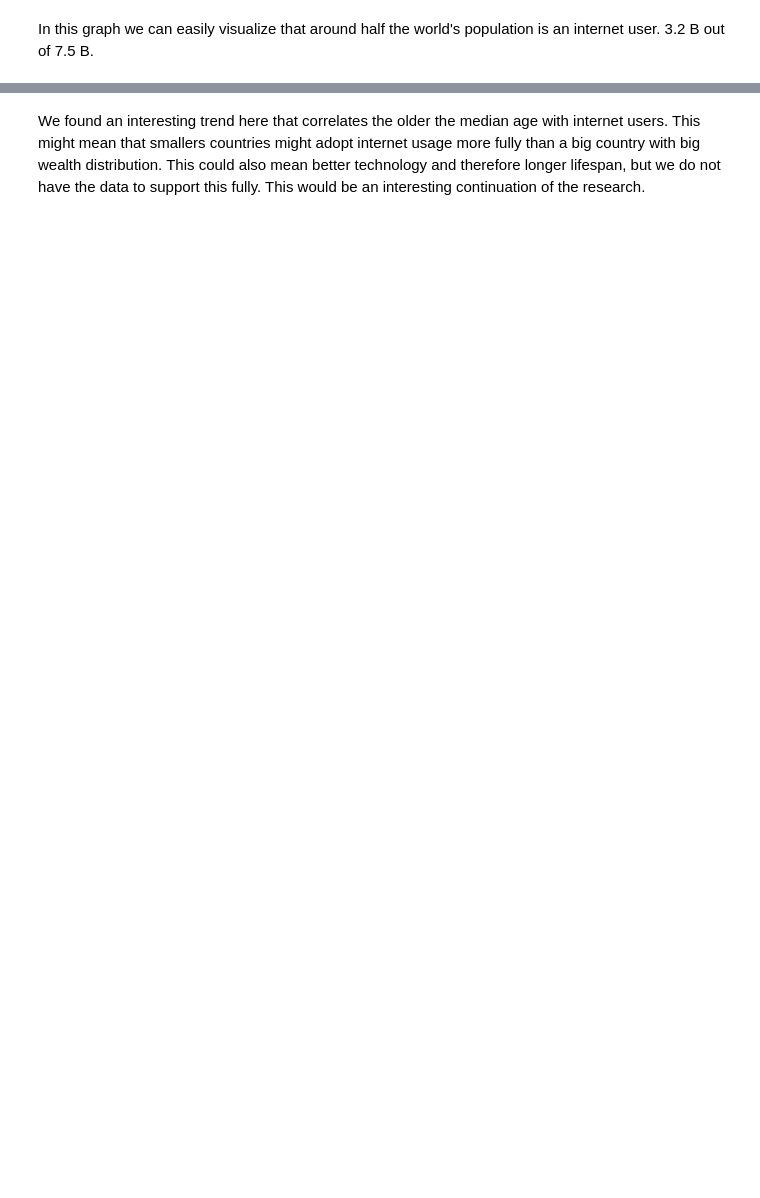
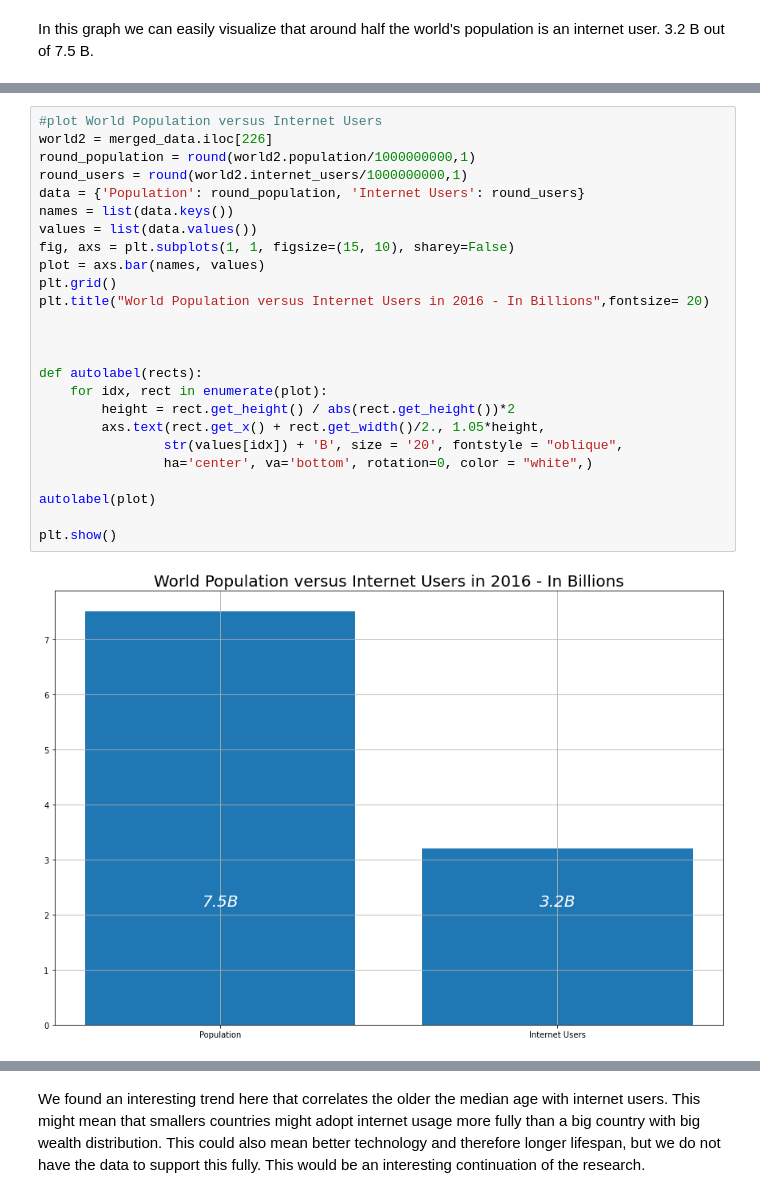
Before and after one commit to JoshuaFarmerATX/butterfly_effects_project, a Jupyter notebook: Final_Presentation.ipynb, the cells around one changed output, grey strips where cells are left out. Drawn from its saved outputs; the diff is of its cells as text; blank space fills up the shorter version.

```diff
--- a/Final_Presentation.ipynb
+++ b/Final_Presentation.ipynb
@@ -114,0 +121,27 @@ In this graph we can easily visualize that around half the world's population is
+# %%
+#plot World Population versus Internet Users
+world2 = merged_data.iloc[226]
+round_population = round(world2.population/1000000000,1)
+round_users = round(world2.internet_users/1000000000,1)
+data = {'Population': round_population, 'Internet Users': round_users}
+names = list(data.keys())
+values = list(data.values())
+fig, axs = plt.subplots(1, 1, figsize=(15, 10), sharey=False)
+plot = axs.bar(names, values)
+plt.grid()
+plt.title("World Population versus Internet Users in 2016 - In Billions",fontsize= 20)
+
+
+
+def autolabel(rects):
+    for idx, rect in enumerate(plot):
+        height = rect.get_height() / abs(rect.get_height())*2
+        axs.text(rect.get_x() + rect.get_width()/2., 1.05*height,
+                str(values[idx]) + 'B', size = '20', fontstyle = "oblique",
+                ha='center', va='bottom', rotation=0, color = "white",)
+
+autolabel(plot)
+
+plt.show()
+# %% [output]
+[figure, added]
```
Also changed, not shown: parts of 21 cells of this notebook.
